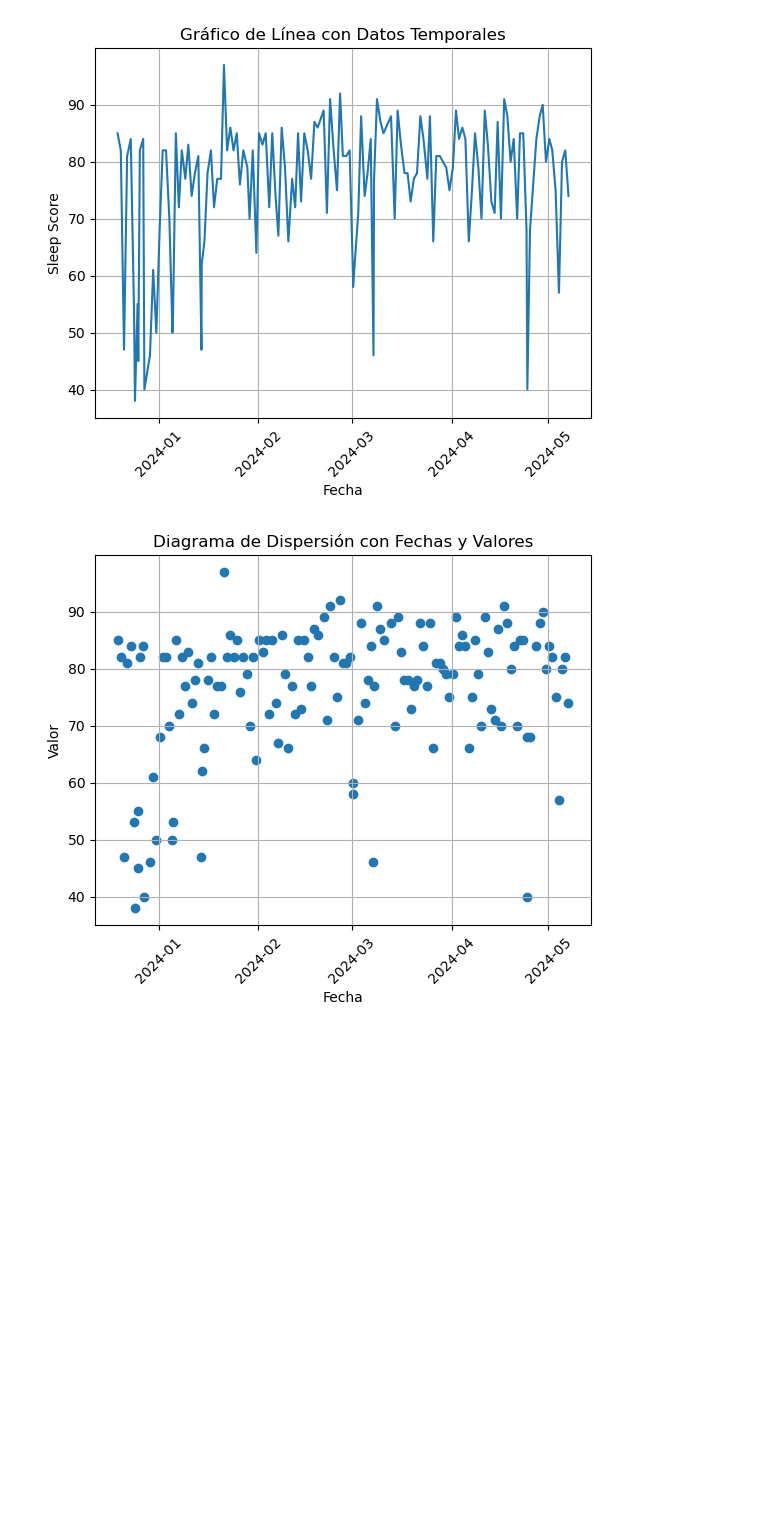
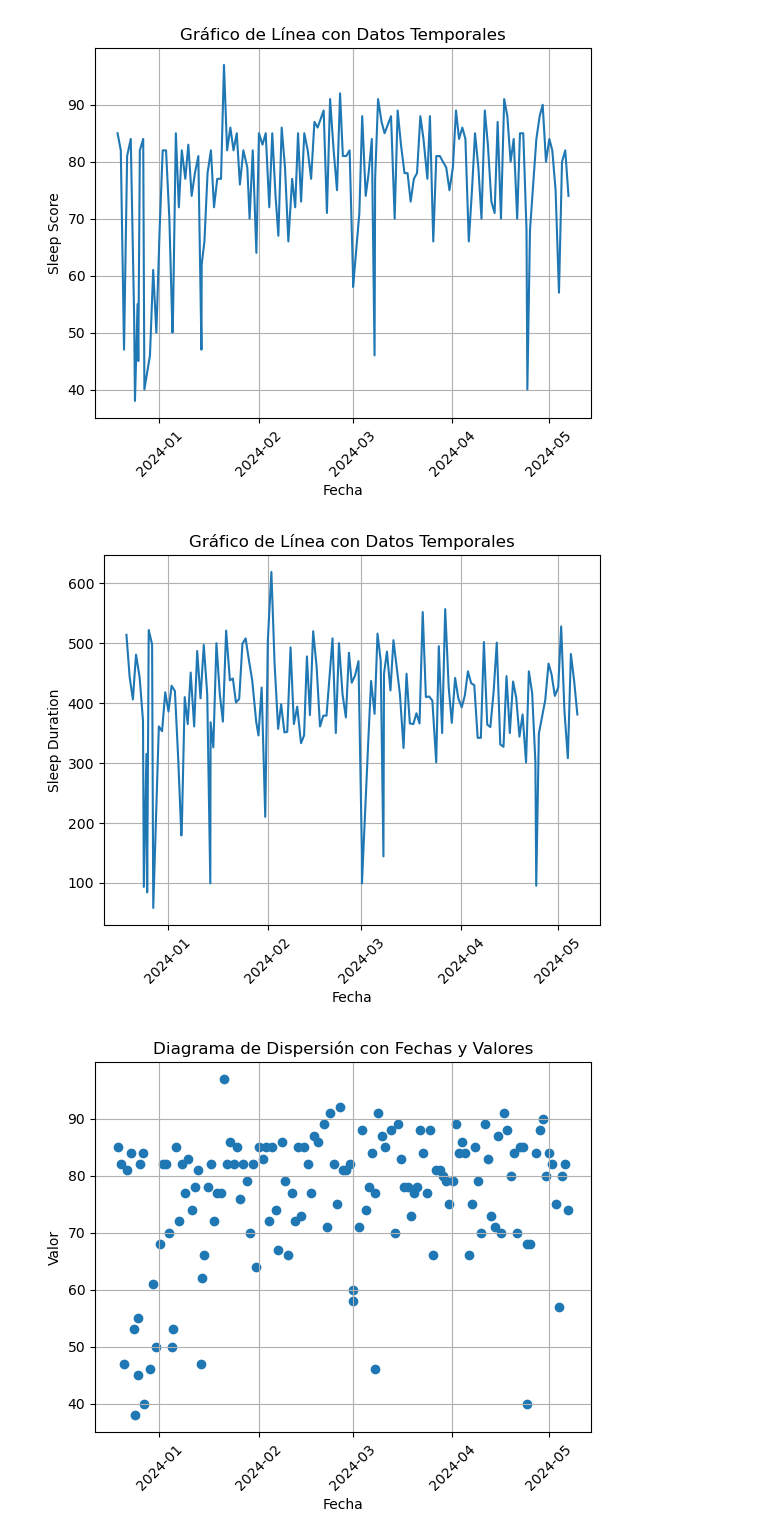
Before and after one commit to MatiasLoiseau/sleep-data-samsung-health, a Jupyter notebook: exploratory_data_analysis.ipynb, the cells around one changed output. Cells and saved outputs as stored; diff of their text form; code cells hidden in the pictures; blank space fills up the shorter version.

```diff
--- a/exploratory_data_analysis.ipynb
+++ b/exploratory_data_analysis.ipynb
@@ -148,6 +178,17 @@ plt.grid(True)
 plt.show()
 # %% [output]
 [figure]
+# %%
+# Graficar el valor en función de la fecha
+plt.plot(df_sleep['start_time'], df_sleep['sleep_duration'])
+plt.xlabel('Fecha')
+plt.ylabel('Sleep Duration')
+plt.title('Gráfico de Línea con Datos Temporales')
+plt.xticks(rotation=45)
+plt.grid(True)
+plt.show()
+# %% [output]
+[figure, added]
 # %%
 # Graficar el diagrama de dispersión
 plt.scatter(df_sleep['start_time'], df_sleep['sleep_score'])
```
Also changed, not shown: parts of 20 cells of this notebook.
